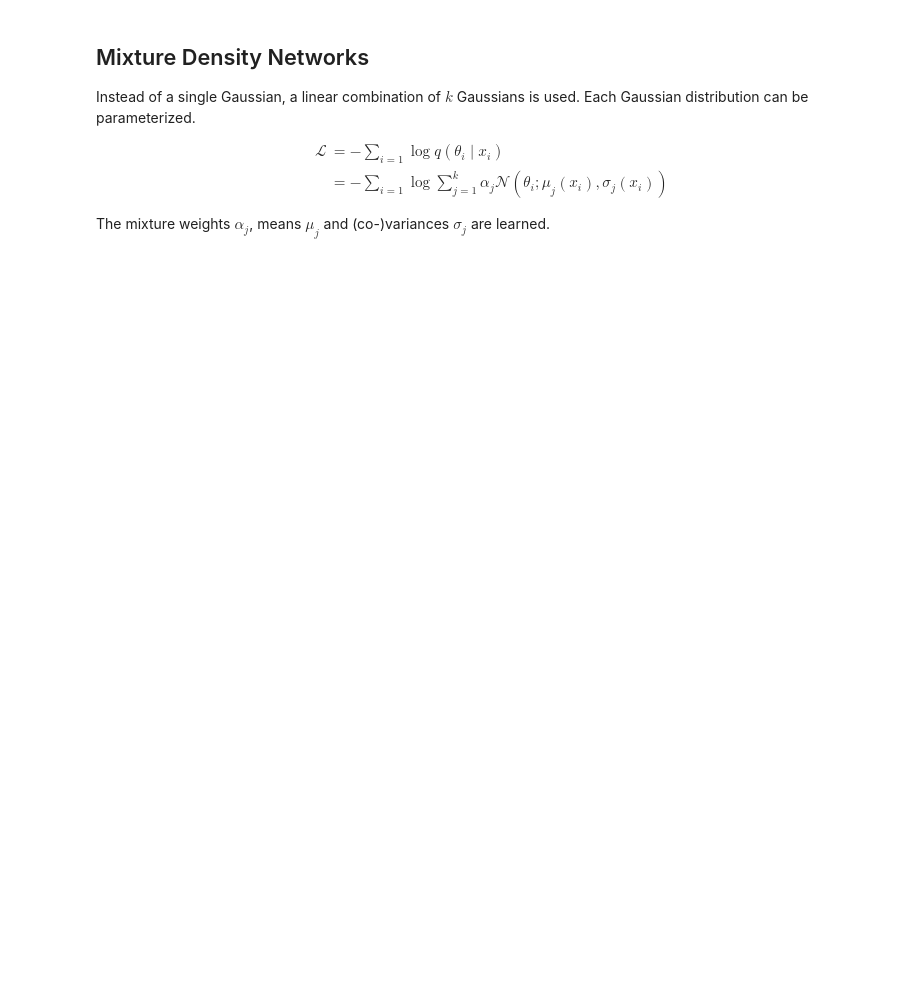
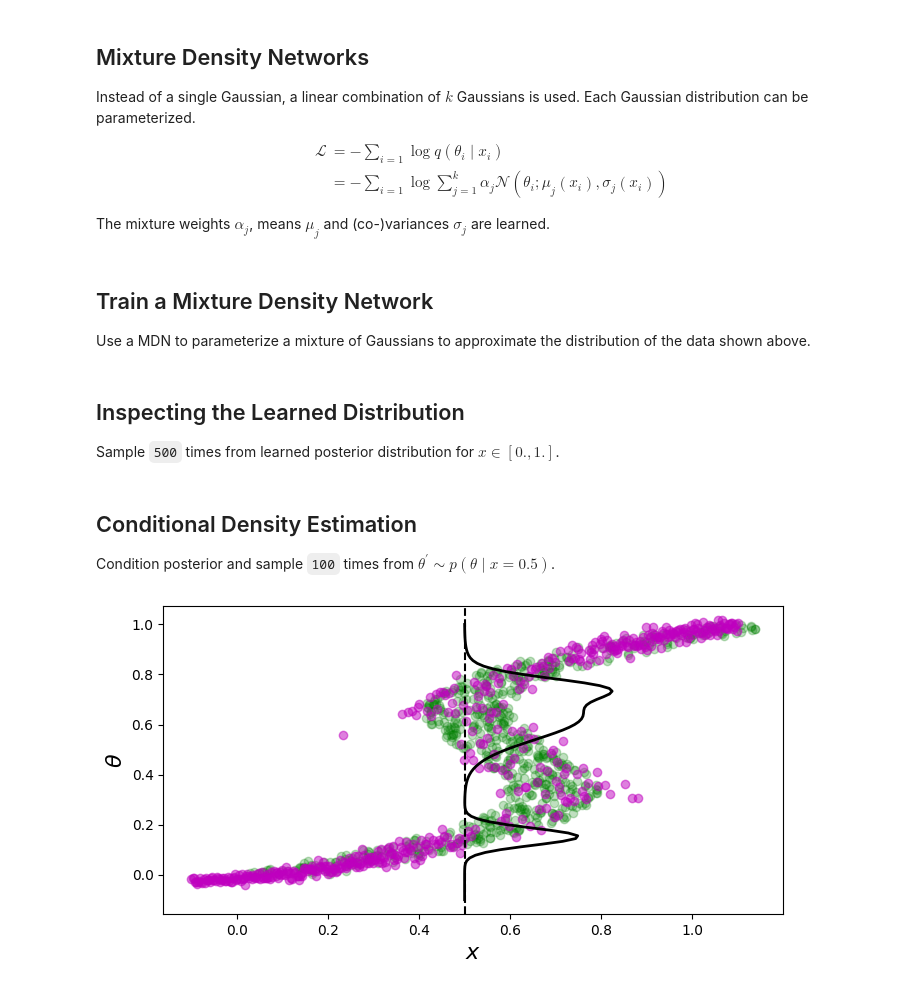
Before and after one commit to aai-institute/tfl-training-sbi, a Jupyter notebook: notebooks/nb_02_conditional_density_estimation.ipynb, the cells around one changed output. Drawn from its saved outputs; the diff is of its cells as text; code cells hidden in the pictures; blank space fills up the shorter version.

```diff
--- a/notebooks/nb_02_conditional_density_estimation.ipynb
+++ b/notebooks/nb_02_conditional_density_estimation.ipynb
@@ -234,3 +260,8 @@ Gaussian distribution can be parameterized.
 
 The mixture weights $\alpha_j$, means $\mu_j$ and (co-)variances $\sigma_j$ are
 learned.
+# %% [markdown]
+## Train a Mixture Density Network
+
+Use a MDN to parameterize a mixture of Gaussians to approximate
+the distribution of the data shown above.
@@ -236,0 +315,55 @@ learned.
+# %% [markdown]
+## Inspecting the Learned Distribution
+
+Sample `500` times from learned posterior distribution for $x \in [0., 1.]$.
+# %%
+samples = []
+x_test = torch.linspace(-0.1, 1.1, 500).unsqueeze(1)
+
+for single_x in tqdm(x_test):
+    # compute the mixture components
+    weights, means, variances = mixture_density_net.get_mixture_components(
+        single_x.unsqueeze(1)
+    )
+    # sample form mixture of Gaussians
+    sample = mdn.mog_sample(weights, means, variances)
+
+    samples.append(sample)
+
+samples = torch.cat(samples).detach().numpy()
+# %% [markdown]
+## Conditional Density Estimation
+
+Condition posterior and sample `100` times from $\theta^{\prime} \sim p(\theta \mid x = 0.5)$.
+# %%
+# chose value to condition on & compute the mixture components
+x_demo = torch.as_tensor([[0.5]])
+logits, means, variances = mixture_density_net.get_mixture_components(x_demo)
+
+demo_probs = []
+
+for t_demo in tqdm(torch.linspace(-0.1, 1.0, 100)):
+    # compute probability of different values of theta under der current parameterization
+    prob = mdn.mog_log_prob(torch.as_tensor([t_demo]), logits, means, variances)
+    demo_probs.append(prob)
+
+demo_probs = torch.stack(demo_probs).detach().exp()
+# %%
+plt.figure(figsize=(8, 4))
+
+plt.plot(x[::15], theta[::15], "go", alpha=0.25)
+plt.plot(x_test, samples, "mo", alpha=0.5)
+plt.plot(
+    demo_probs.numpy() * 0.1 + x_demo.numpy(),
+    torch.linspace(-0.1, 1, 100),
+    linewidth=2,
+    color="black",
+)
+plt.axvline(x_demo.data[0, 0], color="black", linestyle="--")
+
+plt.xlabel("$x$", fontsize=16)
+plt.ylabel("$\\theta$", fontsize=16)
+
+plt.show()
+# %% [output]
+[figure, added]
```
Also changed, not shown: parts of 13 cells of this notebook.
